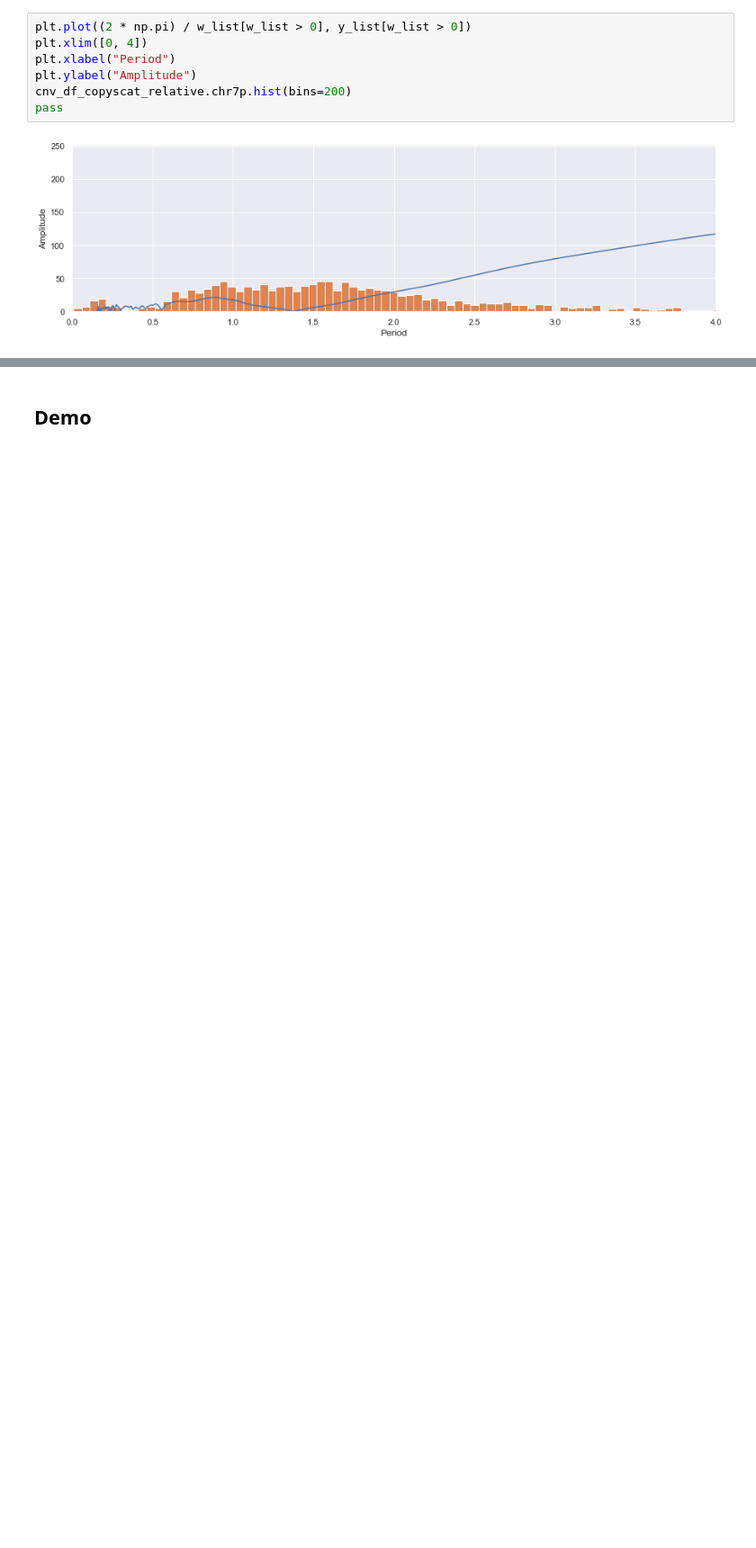
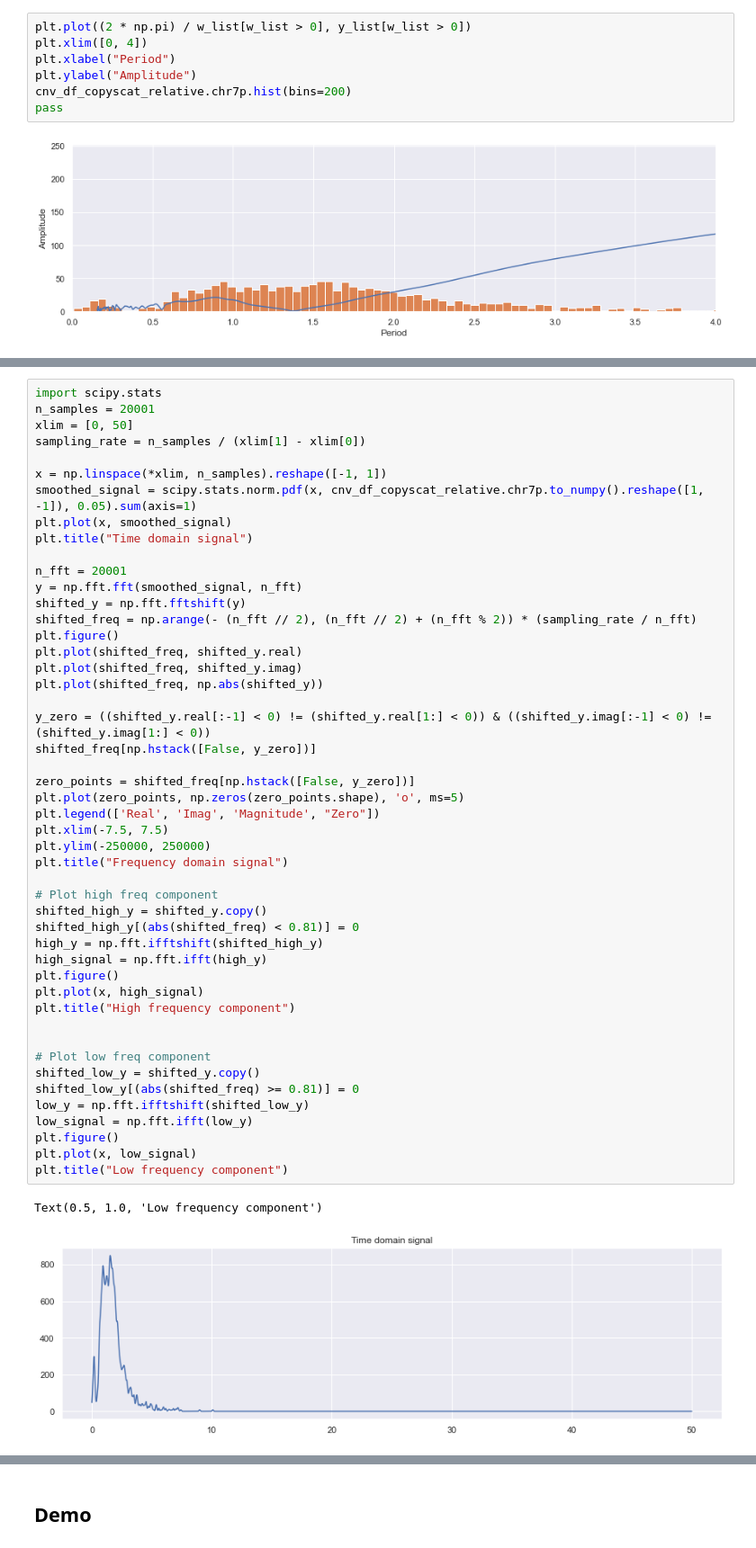
Before and after one commit to lshh125/ATAC-CNV, a Jupyter notebook: MPAL1.ipynb, the cells around one changed output, grey strips where cells are left out. Shown at 90% size. Cells and saved outputs as stored; diff of their text form; blank space fills up the shorter version.

```diff
--- a/MPAL1.ipynb
+++ b/MPAL1.ipynb
@@ -83,0 +183,51 @@ pass
+# %%
+import scipy.stats
+n_samples = 20001
+xlim = [0, 50]
+sampling_rate = n_samples / (xlim[1] - xlim[0])
+
+x = np.linspace(*xlim, n_samples).reshape([-1, 1])
+smoothed_signal = scipy.stats.norm.pdf(x, cnv_df_copyscat_relative.chr7p.to_numpy().reshape([1, -1]), 0.05).sum(axis=1)
+plt.plot(x, smoothed_signal)
+plt.title("Time domain signal")
+
+n_fft = 20001
+y = np.fft.fft(smoothed_signal, n_fft)
+shifted_y = np.fft.fftshift(y)
+shifted_freq = np.arange(- (n_fft // 2), (n_fft // 2) + (n_fft % 2)) * (sampling_rate / n_fft)
+plt.figure()
+plt.plot(shifted_freq, shifted_y.real)
+plt.plot(shifted_freq, shifted_y.imag)
+plt.plot(shifted_freq, np.abs(shifted_y))
+
+y_zero = ((shifted_y.real[:-1] < 0) != (shifted_y.real[1:] < 0)) & ((shifted_y.imag[:-1] < 0) != (shifted_y.imag[1:] < 0))
+shifted_freq[np.hstack([False, y_zero])]
+
+zero_points = shifted_freq[np.hstack([False, y_zero])]
+plt.plot(zero_points, np.zeros(zero_points.shape), 'o', ms=5)
+plt.legend(['Real', 'Imag', 'Magnitude', "Zero"])
+plt.xlim(-7.5, 7.5)
+plt.ylim(-250000, 250000)
+plt.title("Frequency domain signal")
+
+# Plot high freq component
+shifted_high_y = shifted_y.copy()
+shifted_high_y[(abs(shifted_freq) < 0.81)] = 0
+high_y = np.fft.ifftshift(shifted_high_y)
+high_signal = np.fft.ifft(high_y)
+plt.figure()
+plt.plot(x, high_signal)
+plt.title("High frequency component")
+
+
+# Plot low freq component
+shifted_low_y = shifted_y.copy()
+shifted_low_y[(abs(shifted_freq) >= 0.81)] = 0
+low_y = np.fft.ifftshift(shifted_low_y)
+low_signal = np.fft.ifft(low_y)
+plt.figure()
+plt.plot(x, low_signal)
+plt.title("Low frequency component")
+# %% [output]
+Text(0.5, 1.0, 'Low frequency component')
+[figure, added]
```
Also changed, not shown: parts of 19 cells of this notebook.
